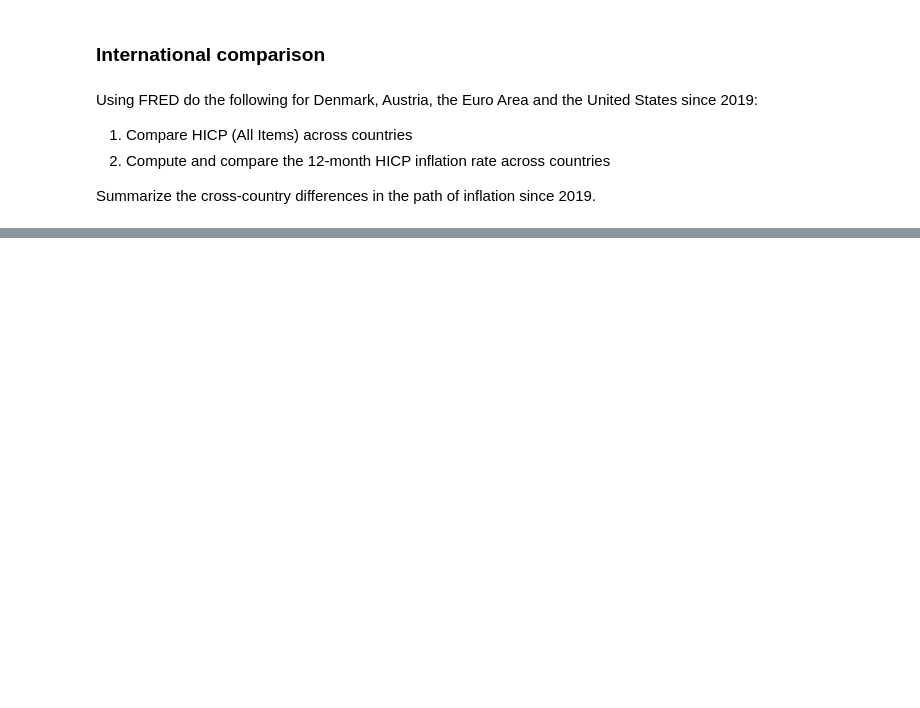
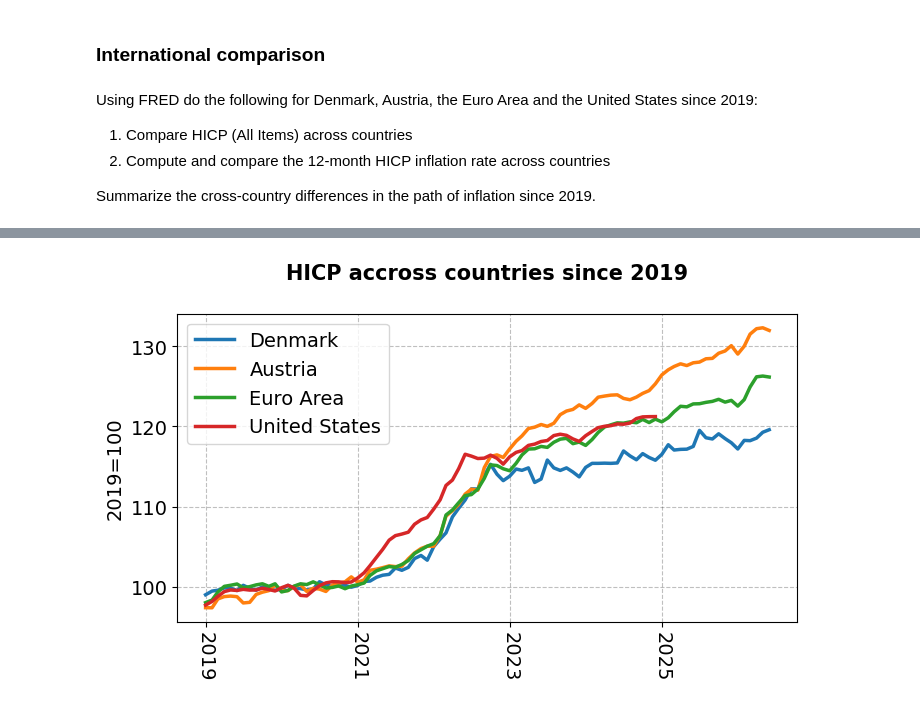
Before and after one commit to Matias-BF-Hall/ProgEcon-exclass, a Jupyter notebook: Summer2026/PS solutions/PS4.ipynb, the cells around one changed output, grey strips where cells are left out. Cells and saved outputs as stored; diff of their text form; code cells hidden in the pictures; blank space fills up the shorter version.

```diff
--- a/Summer2026/PS solutions/PS4.ipynb
+++ b/Summer2026/PS solutions/PS4.ipynb
@@ -542,0 +668,26 @@ Summarize the cross-country differences in the path of inflation since
+# %%
+# dictionaries used for renaming and the other for loading the series. Numbers have been looked up on FRED
+countries = {
+    'Denmark': 'Denmark',
+    'Austria': 'Austria',
+    'EuroArea': 'Euro Area',
+    'UnitedStates': 'United States',
+}
+
+series = {
+    'CP0000DKM086NEST': 'Denmark',
+    'CP0000ATM086NEST': 'Austria',
+    'CP0000EZ19M086NEST': 'EuroArea',
+    'CP0000USM086NEST': 'UnitedStates',
+}
+# %%
+# create a new dictionary holding HICP for the countries in the series dictionary
+data = {}
+for code,name in series.items():
+    data[name] = fred.get_series(code)
+# convert dictionary to dataframe
+df_int = pd.DataFrame(data)
+# %%
+# index to 2020=100
+df_int = df_int/df_int[df_int.index.year==2020].mean()*100
+df_int.tail()
@@ -542,0 +701,19 @@ Summarize the cross-country differences in the path of inflation since
+# %%
+# plot
+I = df_int.index >= pd.to_datetime(2019,format='%Y')
+
+fig = plt.figure(figsize=(8,4))
+ax = fig.add_subplot(1,1,1)
+
+for code, name in countries.items():
+    ax.plot(df_int[I].index, df_int[I][code], lw=2.5,label=name)
+
+ax.set_xticks(df_int[I].index[::24])
+ax.set_xticklabels(df_int[I].index[::24].year,rotation=270);
+
+ax.legend()
+ax.set_ylabel('2019=100')
+ax.set_title('HICP accross countries since 2019',
+             pad=25.0,fontdict={'fontsize': 15, 'fontweight': 'bold'});
+# %% [output]
+[figure, added]
```
Also changed, not shown: parts of 19 cells of this notebook, 1 other file.
